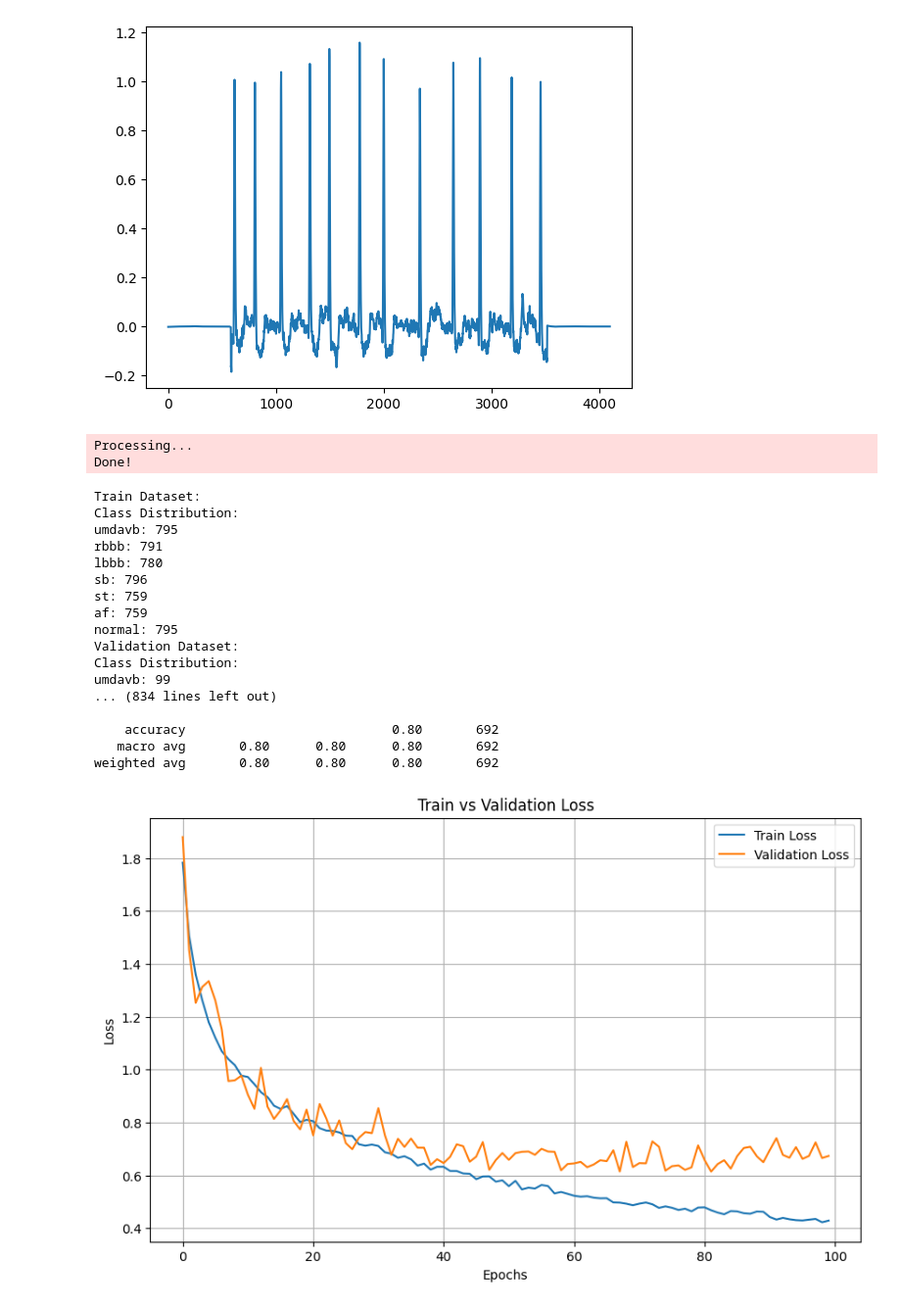
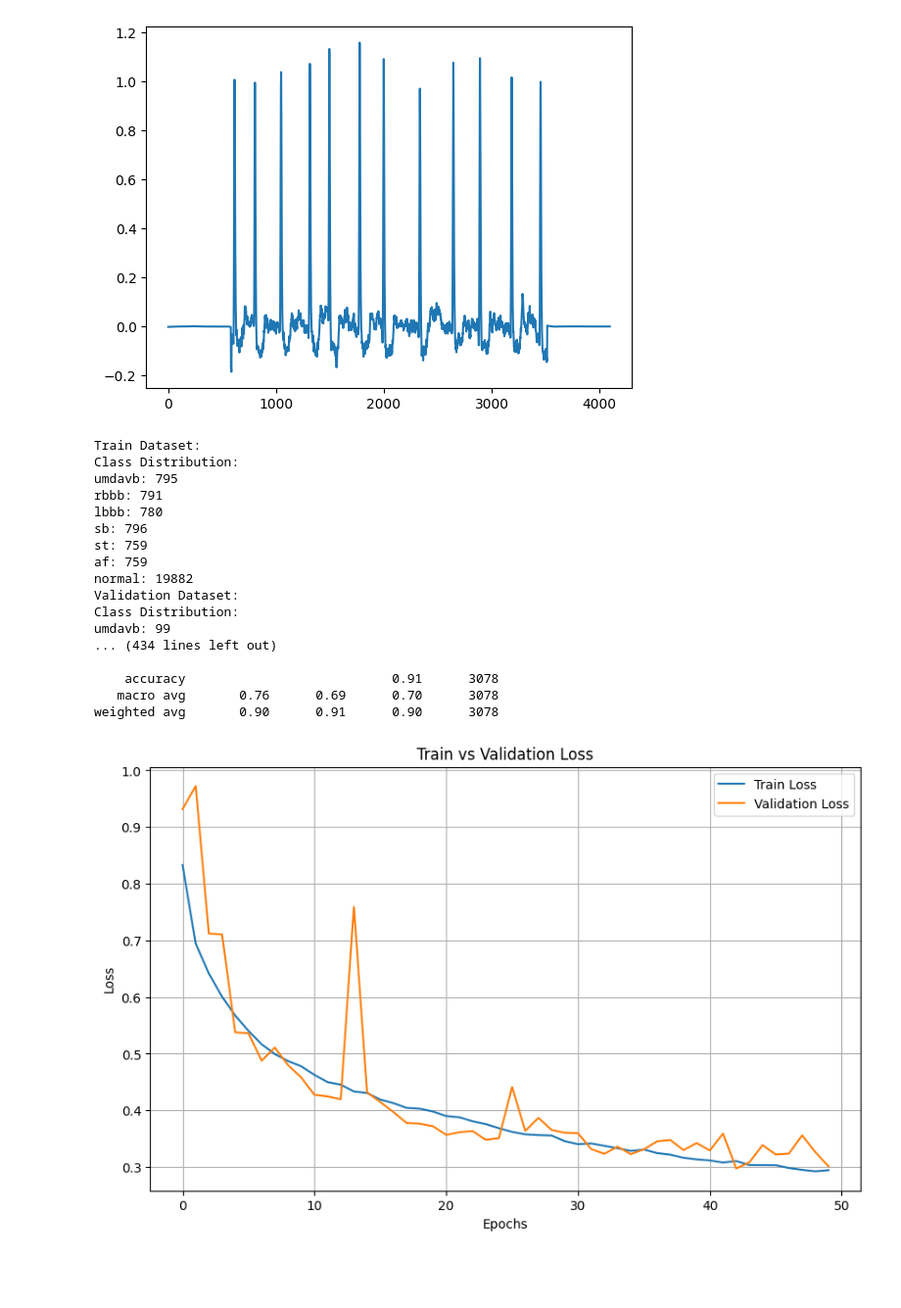
Before and after one commit to pedrobacelar28/Clustering-Paper, a Jupyter notebook: Grafo/rede.ipynb, the cells around one changed output. Shown at 98% size. Drawn from its saved outputs; the diff is of its cells as text; code cells hidden in the pictures; blank space fills up the shorter version.

```diff
--- a/Grafo/rede.ipynb
+++ b/Grafo/rede.ipynb
@@ -333,7 +333,7 @@ num_classes = len(classes)
 from torch_geometric.nn import GINConv
 
 class GINClassifier(torch.nn.Module):
-    def __init__(self, num_features, hidden_dim, num_classes, dropout=0.5):
+    def __init__(self, num_features, hidden_dim, num_classes, dropout=0.2):
         super(GINClassifier, self).__init__()
         self.mlp1 = torch.nn.Sequential(
             torch.nn.Linear(num_features, hidden_dim),
@@ -475,7 +475,7 @@ if __name__ == "__main__":
         '/scratch/guilherme.evangelista/Clustering-Paper/Grafo/grafos/sb.pt',
         '/scratch/guilherme.evangelista/Clustering-Paper/Grafo/grafos/st.pt',
         '/scratch/guilherme.evangelista/Clustering-Paper/Grafo/grafos/af.pt',
-        '/scratch/guilherme.evangelista/Clustering-Paper/Grafo/grafos/normal.pt'
+        '/scratch/guilherme.evangelista/Clustering-Paper/Grafo/normal25.pt'
     ]
 
     dataset = ECGVisibilityGraphsDataset(root='.', class_files=class_files, classes=classes)
@@ -492,21 +492,21 @@ if __name__ == "__main__":
     count_classes(test_dataset, classes)
 
     # Criar DataLoaders
-    train_loader = DataLoader(train_dataset, batch_size=8, shuffle=True)
-    val_loader = DataLoader(val_dataset, batch_size=8, shuffle=False)
-    test_loader = DataLoader(test_dataset, batch_size=8, shuffle=False)
+    train_loader = DataLoader(train_dataset, batch_size=4, shuffle=True)
+    val_loader = DataLoader(val_dataset, batch_size=4, shuffle=False)
+    test_loader = DataLoader(test_dataset, batch_size=4, shuffle=False)
 
     device = torch.device('cuda' if torch.cuda.is_available() else 'cpu')
 
     model = GINClassifier(num_features=3, hidden_dim=128, num_classes=num_classes, dropout=0.2).to(device)
 
-    optimizer = optim.Adam(model.parameters(), lr=0.0005, weight_decay=5e-4)
+    optimizer = optim.Adam(model.parameters(), lr=0.0001, weight_decay=5e-4)
     criterion = torch.nn.CrossEntropyLoss()
 
     train_losses = []
     val_losses = []
 
-    for epoch in range(100):
+    for epoch in range(50):
         model.train()
         total_loss = 0
 
@@ -568,53 +568,51 @@ if __name__ == "__main__":
             total += batch.y.size(0)
 
             all_preds.extend(pred.cpu().numpy())
             all_labels.extend(batch.y.cpu().numpy())
 
     test_loss /= len(test_loader)
     test_acc = correct / total
 
     test_f1_weighted = f1_score(all_labels, all_preds, average='weighted')
     test_f1_per_class = f1_score(all_labels, all_preds, average=None)
 
     print(f"Test Loss: {test_loss:.4f}, Test Accuracy: {test_acc:.4f}, Test Weighted F1: {test_f1_weighted:.4f}")
     for i, class_name in enumerate(classes):
         print(f"F1-Score for class {class_name}: {test_f1_per_class[i]:.4f}")
 
     print("Detailed Classification Report for Test Data:")
     print(classification_report(all_labels, all_preds, target_names=classes))
 
     plt.figure(figsize=(10, 6))
     plt.plot(range(len(train_losses)), train_losses, label='Train Loss')
     plt.plot(range(len(val_losses)), val_losses, label='Validation Loss')
     plt.xlabel('Epochs')
     plt.ylabel('Loss')
     plt.title('Train vs Validation Loss')
     plt.legend()
     plt.grid()
     plt.show()
 
     torch.save(model.state_dict(), "modelo_treinado.pt")
 # %% [output]
-Processing...
-Done!
+Train Dataset:
+Class Distribution:
+umdavb: 795
+rbbb: 791
+lbbb: 780
+sb: 796
+st: 759
+af: 759
+normal: 19882
+Validation Dataset:
+Class Distribution:
+umdavb: 99
+... (434 lines left out)
+
+    accuracy                           0.91      3078
+   macro avg       0.76      0.69      0.70      3078
+weighted avg       0.90      0.91      0.90      3078
-Train Dataset:
-Class Distribution:
-umdavb: 795
-rbbb: 791
-lbbb: 780
-sb: 796
-st: 759
-af: 759
-normal: 795
-Validation Dataset:
-Class Distribution:
-umdavb: 99
-... (834 lines left out)
-
-    accuracy                           0.80       692
-   macro avg       0.80      0.80      0.80       692
-weighted avg       0.80      0.80      0.80       692
-[figure, old version]
+[figure, new version]
 # %%
 import torch
 import torch.nn.functional as F
```
Also changed, not shown: 1 other file.
